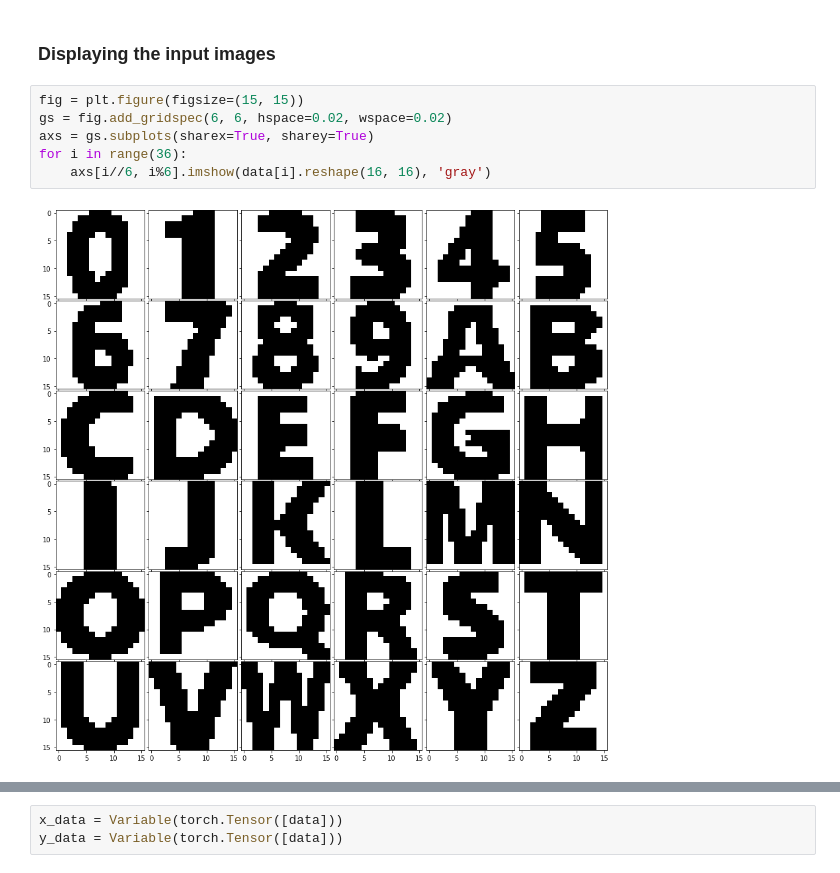
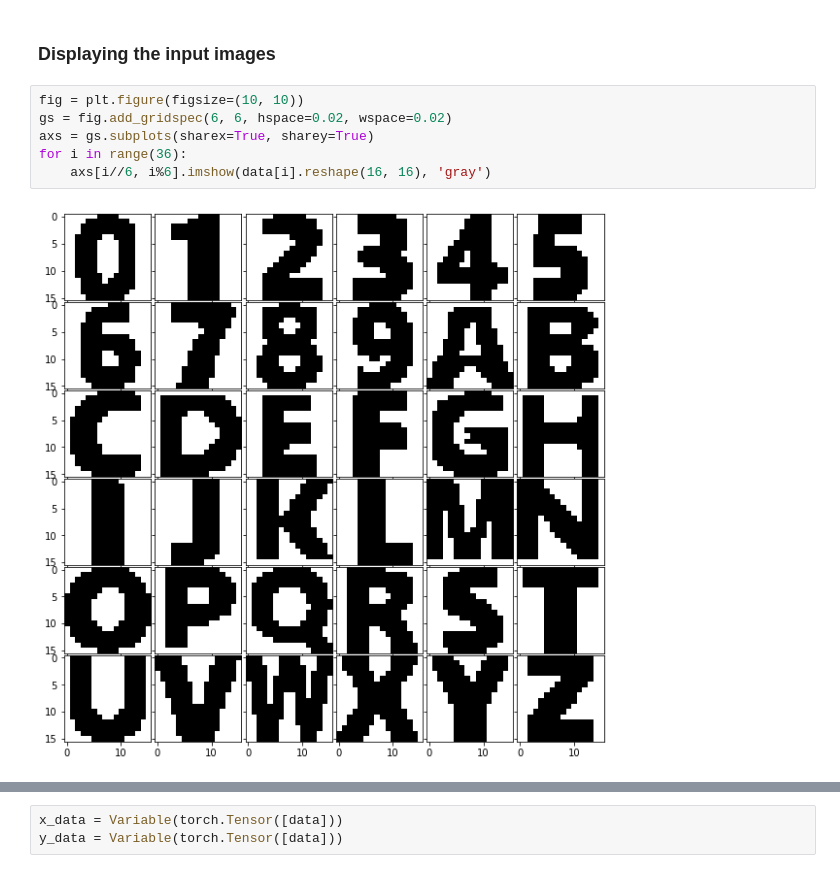
Before and after one commit to shivambang/Neural-Networks, a Jupyter notebook: Deep Neural Network/dnn.ipynb, the cells around one changed output, grey strips where cells are left out. Cells and saved outputs as stored; diff of their text form.

```diff
--- a/Deep Neural Network/dnn.ipynb
+++ b/Deep Neural Network/dnn.ipynb
@@ -23,10 +193,10 @@ for i in chars:
 # %% [markdown]
 ### Displaying the input images
 # %%
-fig = plt.figure(figsize=(15, 15))
+fig = plt.figure(figsize=(10, 10))
 gs = fig.add_gridspec(6, 6, hspace=0.02, wspace=0.02)
 axs = gs.subplots(sharex=True, sharey=True)
 for i in range(36):
     axs[i//6, i%6].imshow(data[i].reshape(16, 16), 'gray')
 # %% [output]
-[figure, old version]
+[figure, new version]
```
Also changed, not shown: parts of 35 cells of this notebook.
